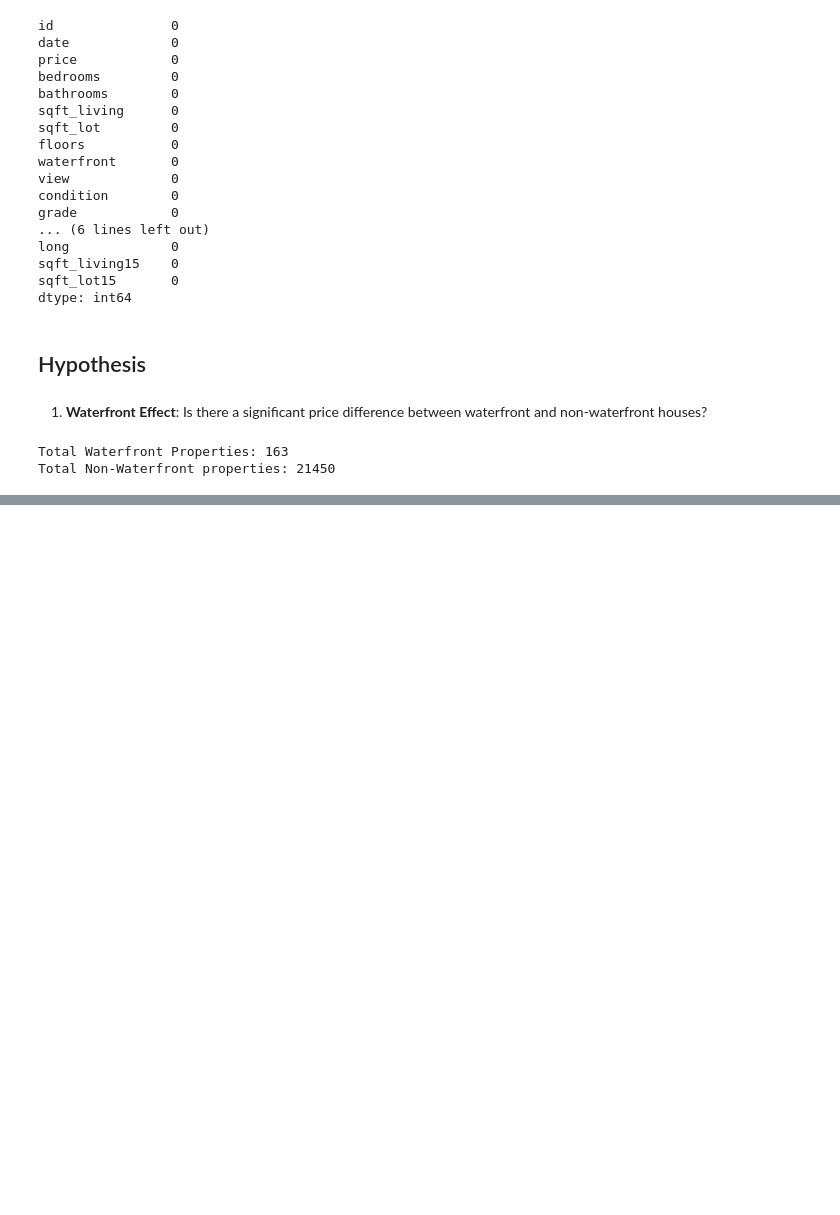
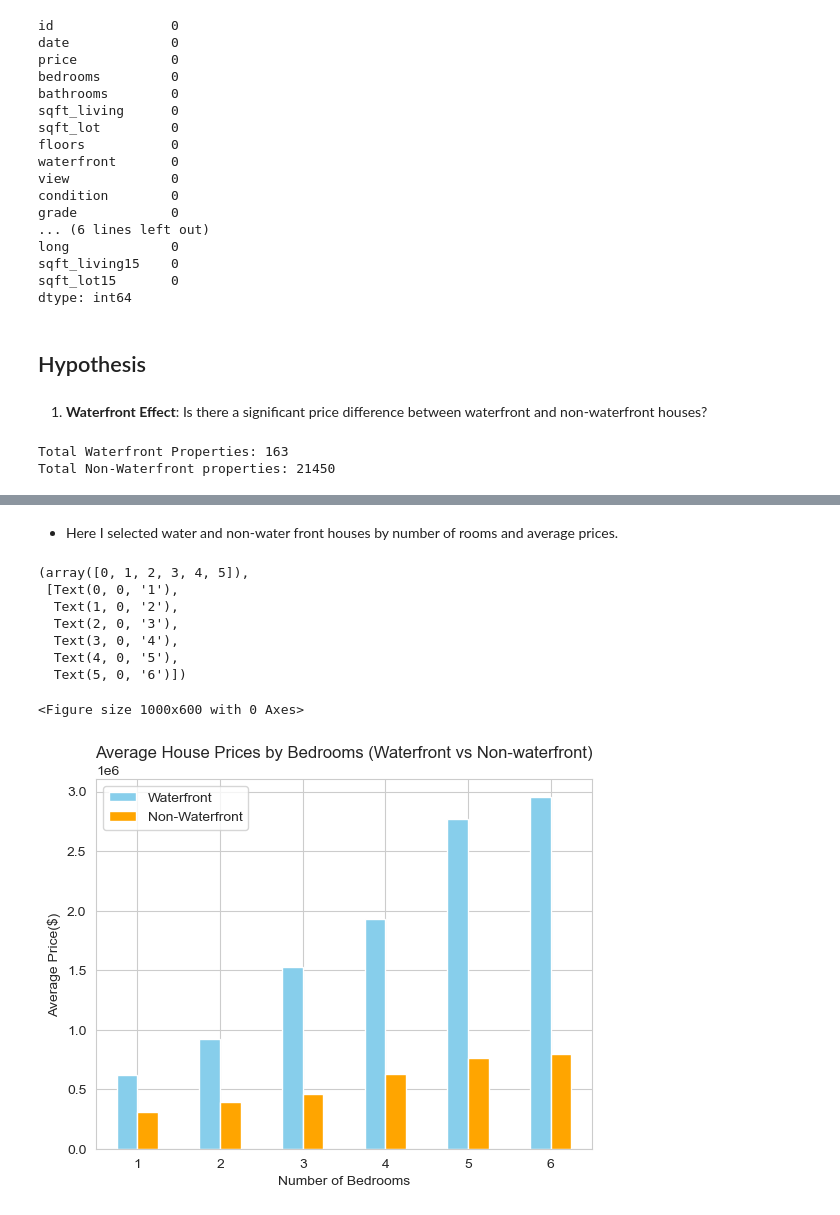
Before and after one commit to Milos191405/Python-House-properties, a Jupyter notebook: house_market.ipynb, the cells around one changed output, grey strips where cells are left out. Cells and saved outputs as stored; diff of their text form; code cells hidden in the pictures; blank space fills up the shorter version.

```diff
--- a/house_market.ipynb
+++ b/house_market.ipynb
@@ -70,0 +132,20 @@ Total Non-Waterfront properties: 21450
+# %%
+
+def calculate_avg_price_by_bedrooms(properties,label ):
+    avg_price = properties.groupby("bedrooms")["price"].mean().sort_index()
+
+    return avg_price
+
+pd.options.display.float_format = '{:,.2f}'.format
+
+avg_price_water = calculate_avg_price_by_bedrooms(waterfront_properties, "Waterfront Properties")
+avg_price_non_water = calculate_avg_price_by_bedrooms(non_waterfront_properties, "Non-Waterfront Properties")
+
+avg_prices = pd.DataFrame({
+    "Waterfront": avg_price_water,
+    "Non-Waterfront": avg_price_non_water}).fillna(0)
+
+avg_prices_filtered = avg_prices[(avg_prices["Waterfront"] > 0 ) & (avg_prices["Non-Waterfront"] > 0)]
+
+print("Filtered Comparison of Average Prices by Bedrooms:")
+print(avg_prices_filtered)
@@ -70,0 +162,20 @@ Total Non-Waterfront properties: 21450
+# %% [markdown]
+- Here I selected water and non-water front houses by number of rooms and average prices.
+# %%
+plt.figure(figsize=(10, 6))
+avg_prices_filtered_plot = avg_prices_filtered.plot(kind="bar", color=["skyblue", "orange"])
+
+plt.title("Average House Prices by Bedrooms (Waterfront vs Non-waterfront)")
+plt.xlabel("Number of Bedrooms")
+plt.ylabel("Average Price($)")
+plt.xticks(rotation=0)
+# %% [output]
+(array([0, 1, 2, 3, 4, 5]),
+ [Text(0, 0, '1'),
+  Text(1, 0, '2'),
+  Text(2, 0, '3'),
+  Text(3, 0, '4'),
+  Text(4, 0, '5'),
+  Text(5, 0, '6')])
+<Figure size 1000x600 with 0 Axes>
+[figure, added]
```
Also changed, not shown: parts of 6 cells of this notebook.
